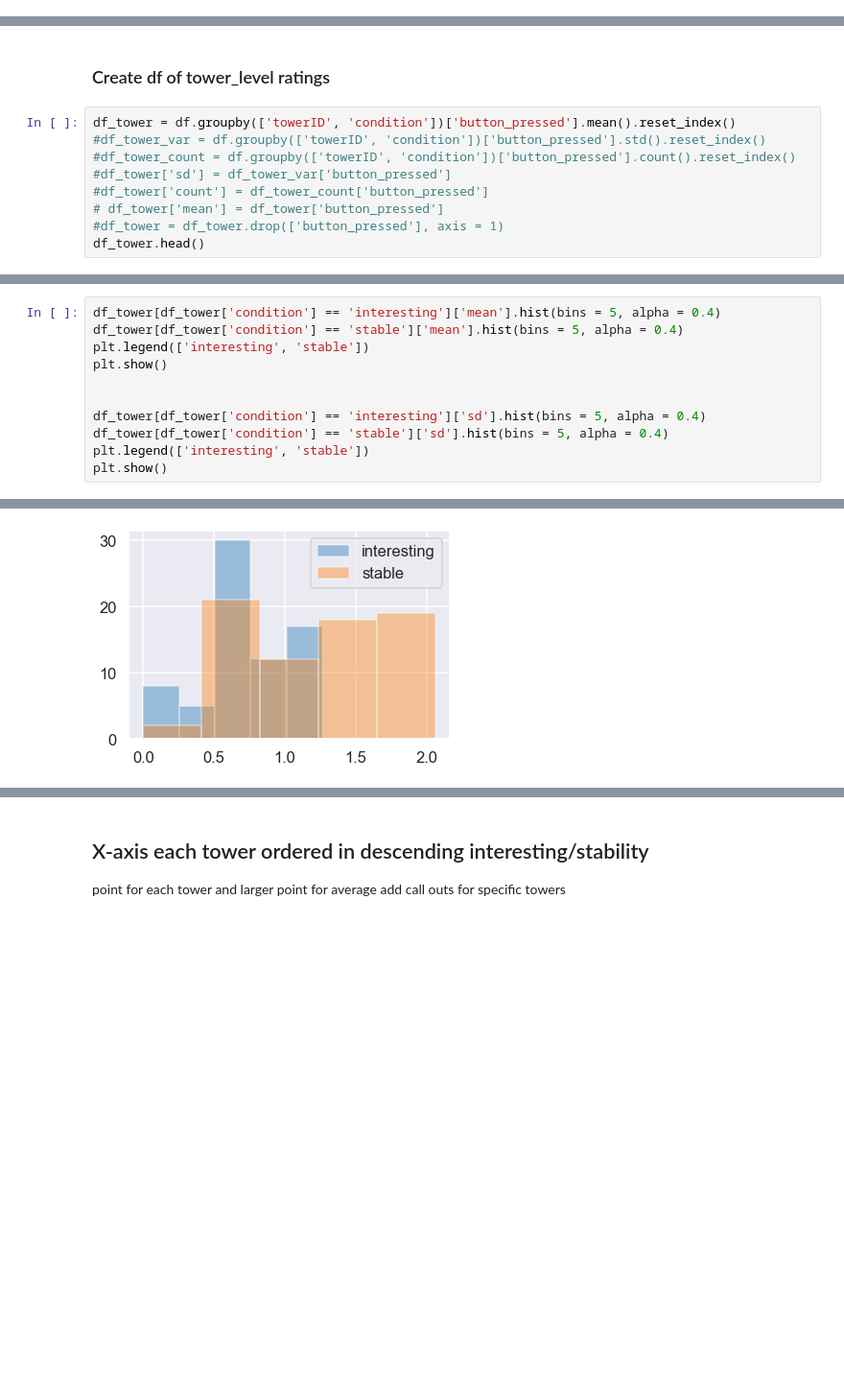
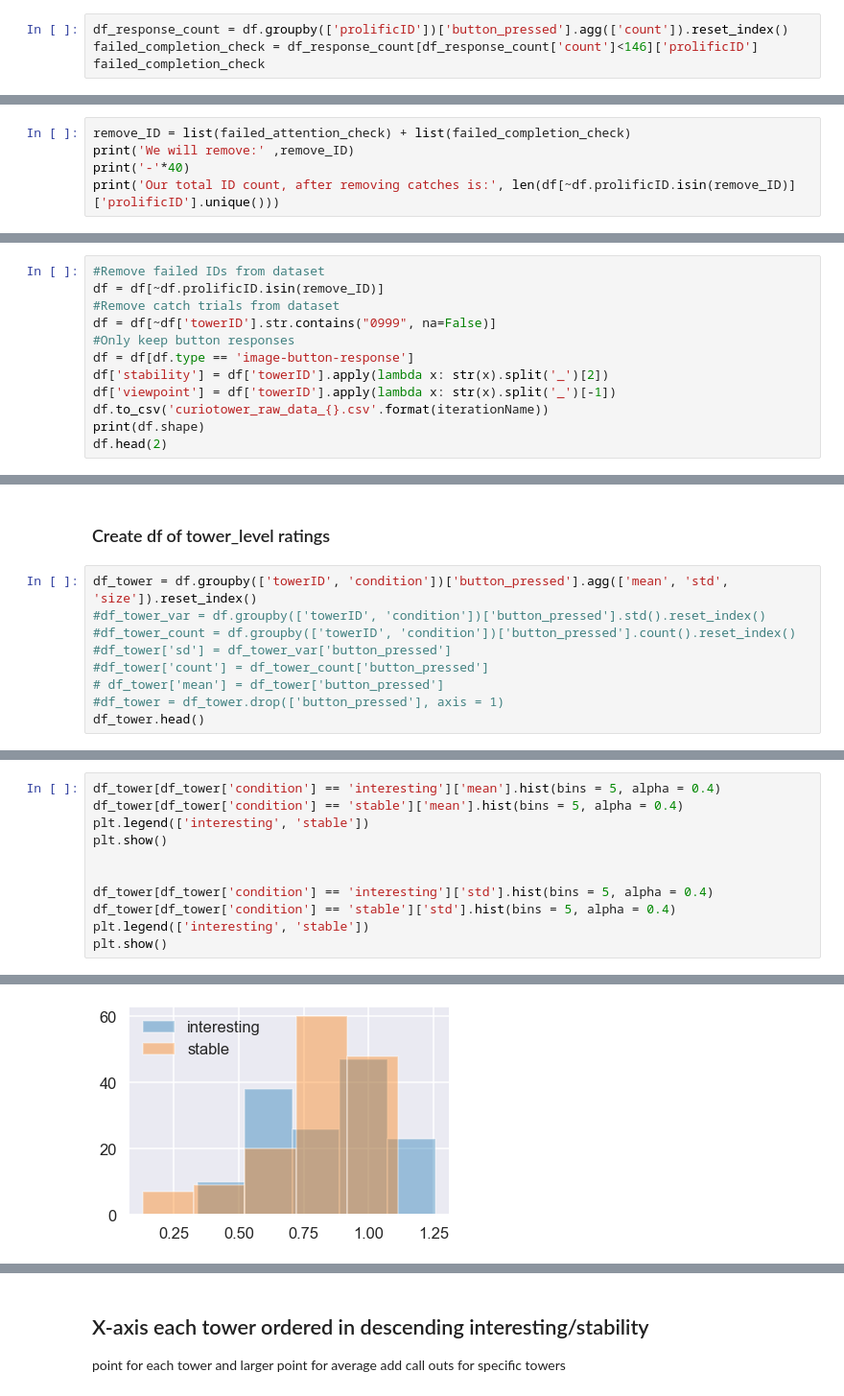
Before and after one commit to choldawa/curiotower_CogSci2021, a Jupyter notebook: analysis/evalTower-prepilot.ipynb, the cells around one changed output, grey strips where cells are left out. Shown at 96% size. Saved outputs shown, nothing was run; the diff lists cells and outputs as text; blank space fills up the shorter version.

```diff
--- a/analysis/evalTower-prepilot.ipynb
+++ b/analysis/evalTower-prepilot.ipynb
@@ -207,0 +177,4 @@ df['button_pressed'].hist(bins = 5)
+# %%
+df_response_count = df.groupby(['prolificID'])['button_pressed'].agg(['count']).reset_index()
+failed_completion_check = df_response_count[df_response_count['count']<146]['prolificID']
+failed_completion_check
@@ -207,0 +184,5 @@ df['button_pressed'].hist(bins = 5)
+# %%
+remove_ID = list(failed_attention_check) + list(failed_completion_check)
+print('We will remove:' ,remove_ID)
+print('-'*40)
+print('Our total ID count, after removing catches is:', len(df[~df.prolificID.isin(remove_ID)]['prolificID'].unique()))
@@ -207,0 +196,12 @@ df['button_pressed'].hist(bins = 5)
+# %%
+#Remove failed IDs from dataset
+df = df[~df.prolificID.isin(remove_ID)]
+#Remove catch trials from dataset
+df = df[~df['towerID'].str.contains("0999", na=False)]
+#Only keep button responses
+df = df[df.type == 'image-button-response']
+df['stability'] = df['towerID'].apply(lambda x: str(x).split('_')[2])
+df['viewpoint'] = df['towerID'].apply(lambda x: str(x).split('_')[-1])
+df.to_csv('curiotower_raw_data_{}.csv'.format(iterationName))
+print(df.shape)
+df.head(2)
@@ -208,7 +214,7 @@ df['button_pressed'].hist(bins = 5)
 # %% [markdown]
  ### Create df of tower_level ratings
 # %%
-df_tower = df.groupby(['towerID', 'condition'])['button_pressed'].mean().reset_index()
+df_tower = df.groupby(['towerID', 'condition'])['button_pressed'].agg(['mean', 'std', 'size']).reset_index()
 #df_tower_var = df.groupby(['towerID', 'condition'])['button_pressed'].std().reset_index()
 #df_tower_count = df.groupby(['towerID', 'condition'])['button_pressed'].count().reset_index()
 #df_tower['sd'] = df_tower_var['button_pressed']
@@ -230,8 +236,8 @@ plt.legend(['interesting', 'stable'])
 plt.show()
 
 
-df_tower[df_tower['condition'] == 'interesting']['sd'].hist(bins = 5, alpha = 0.4)
-df_tower[df_tower['condition'] == 'stable']['sd'].hist(bins = 5, alpha = 0.4)
+df_tower[df_tower['condition'] == 'interesting']['std'].hist(bins = 5, alpha = 0.4)
+df_tower[df_tower['condition'] == 'stable']['std'].hist(bins = 5, alpha = 0.4)
 plt.legend(['interesting', 'stable'])
 plt.show()
 # %% [output]
@@ -239,2 +245,2 @@ plt.show()
-[figure, old version]
+[figure, new version]
 # %% [markdown]
```
Also changed, not shown: parts of 100 cells of this notebook.
